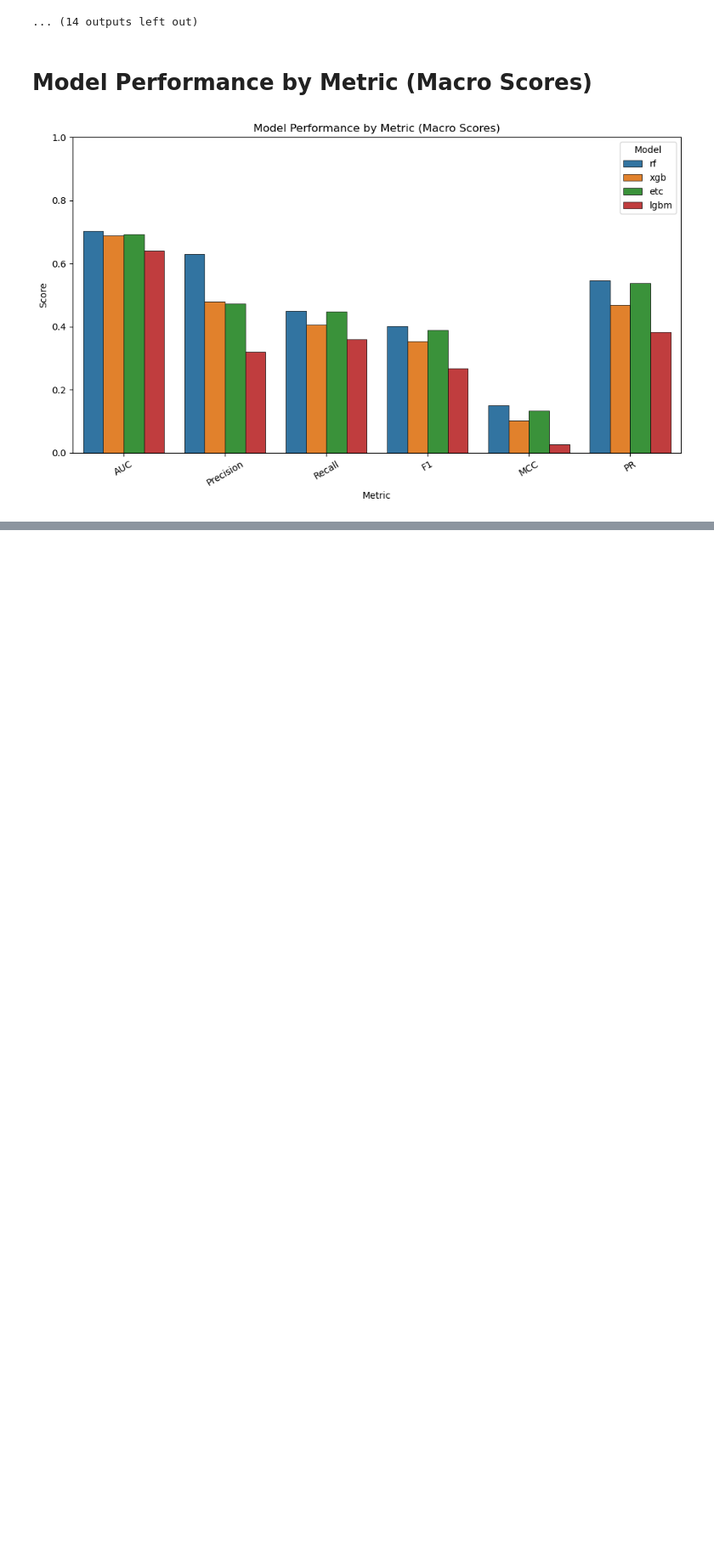
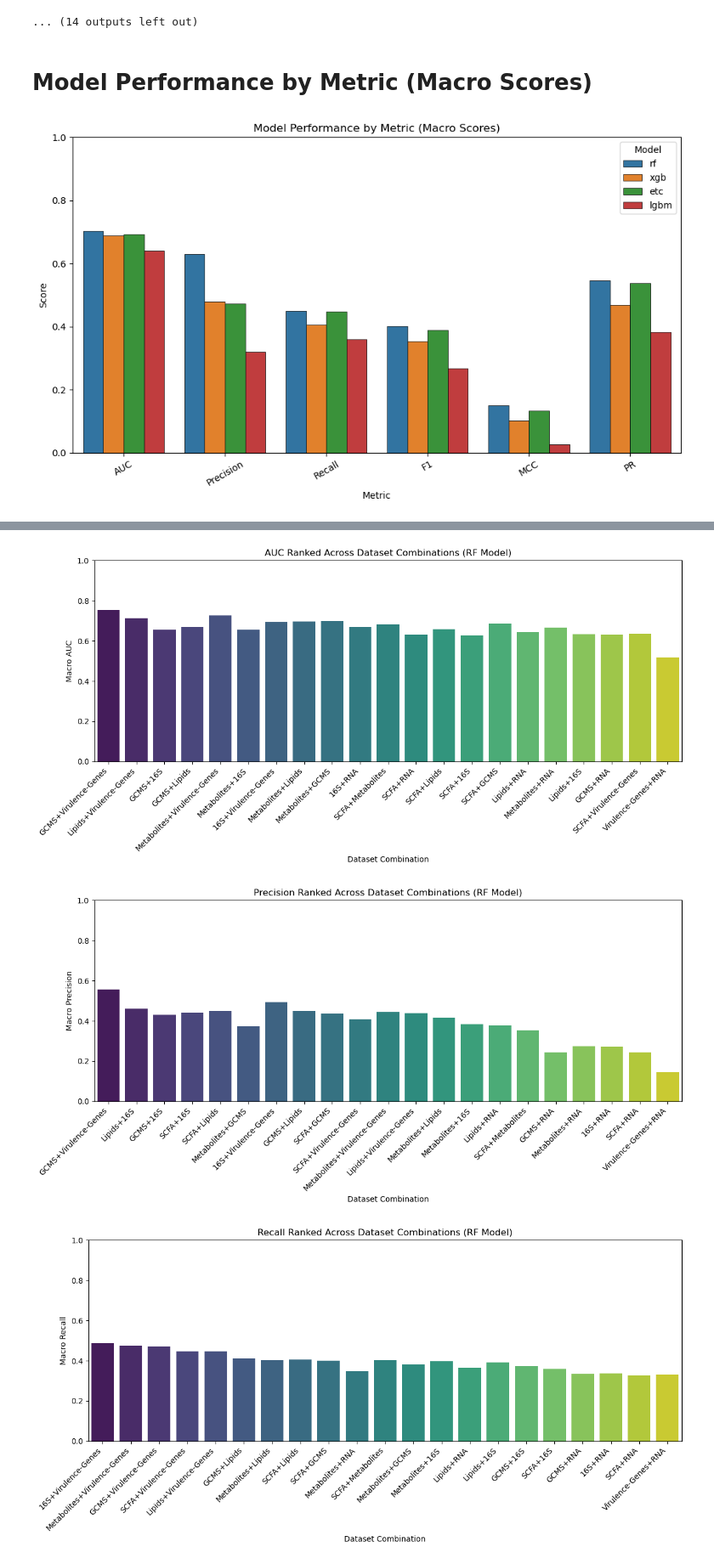
Before and after one commit to paulzierep/MultiClassPredict, a Jupyter notebook: multiclasspredict.ipynb, the cells around one changed output, grey strips where cells are left out. Shown at 85% size. Cells and saved outputs as stored; diff of their text form; code cells hidden in the pictures; blank space fills up the shorter version.

Commit message:
evaluating model on different dataset combinations

```diff
--- a/multiclasspredict.ipynb
+++ b/multiclasspredict.ipynb
@@ -694,0 +939,30 @@ plt.show()
+# %%
+import pandas as pd
+import seaborn as sns
+import matplotlib.pyplot as plt
+
+# Load the results
+df = pd.read_csv("HP_analysis_10_2025/benchmark/results/combinations_of_2_datasets(no_grid).csv")
+
+# Keep only Macro class scores
+df_macro = df[df['Class'] == 'Macro']
+
+# List of metrics to plot (adjust based on your CSV)
+metrics = ['AUC', 'Precision', 'Recall', 'F1', 'MCC', 'PR']
+
+#  Ranked Barplots per metric ---
+for metric in metrics:
+    plt.figure(figsize=(12,6))
+    df_sorted = df_macro.sort_values(metric, ascending=False)
+    sns.barplot(data=df_sorted, x='Label', y=metric, palette='viridis', ci=None)
+    plt.title(f"{metric} Ranked Across Dataset Combinations (RF Model)")
+    plt.ylabel(f" Macro {metric} ")
+    plt.ylim(0, 1)
+    plt.xticks(rotation=45, ha='right')
+    plt.xlabel("Dataset Combination")
+    plt.tight_layout()
+    plt.show()
+# %% [output]
+[figure, added]
+[figure, added]
+[figure, added]
```
Also changed, not shown: parts of 8 cells of this notebook.
